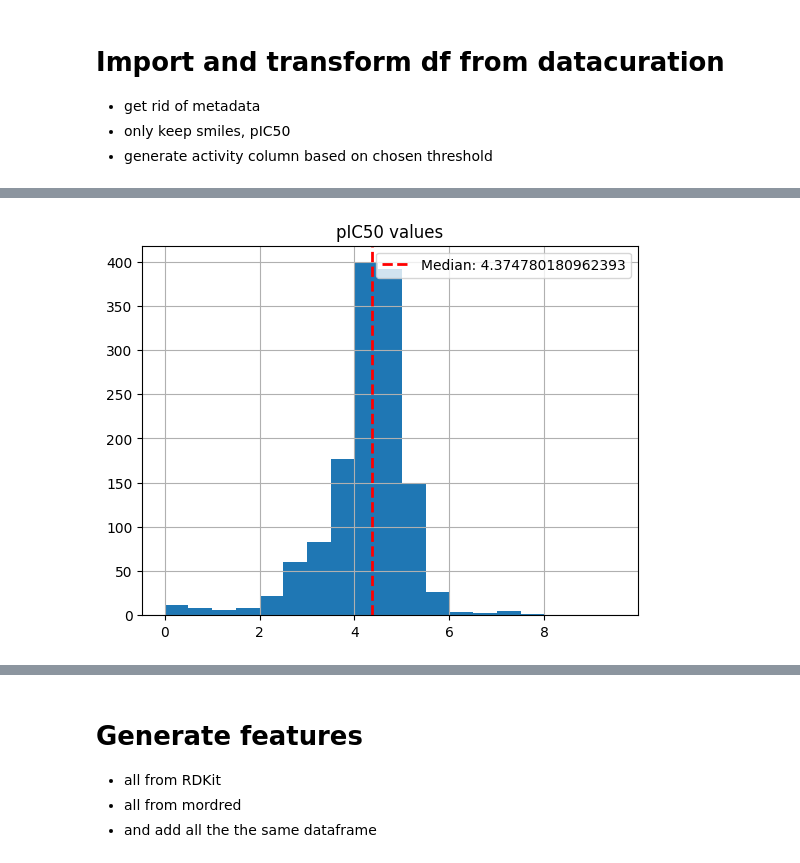
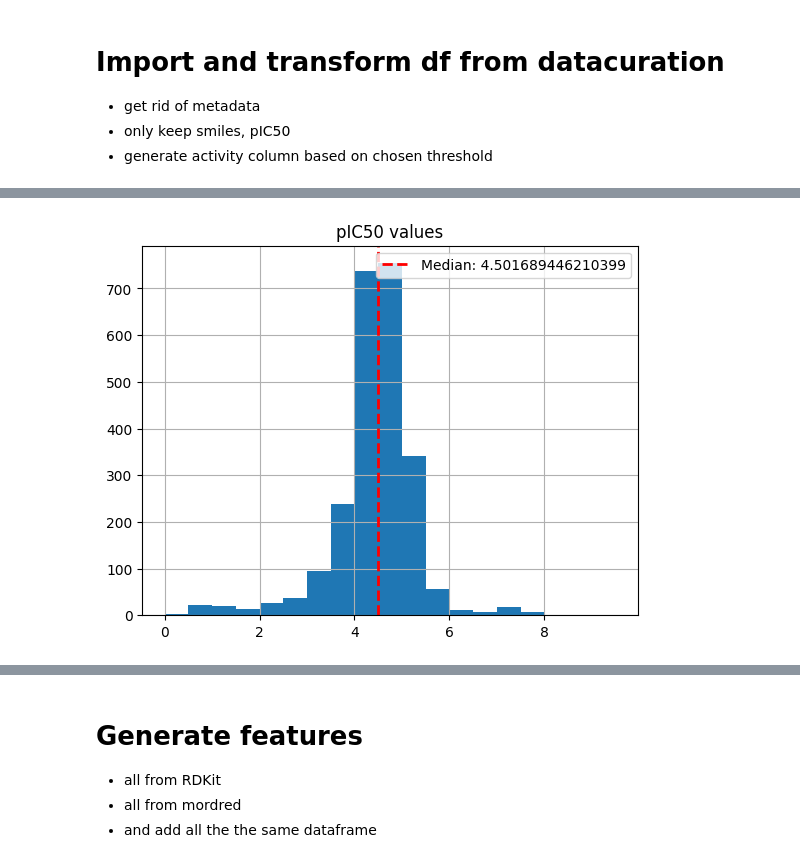
Before and after one commit to ManuelOtt-code/Project-DC, a Jupyter notebook: GenerateAndSelectFeatures.ipynb, the cells around one changed output, grey strips where cells are left out. Saved outputs shown, nothing was run; the diff lists cells and outputs as text; code cells hidden in the pictures.

Commit message:
Trying on real dataset with split into phenolic non phenolic

```diff
--- a/GenerateAndSelectFeatures.ipynb
+++ b/GenerateAndSelectFeatures.ipynb
@@ -81,10 +84,11 @@ Last-modified header missing -- time-stamps turned off.
 * only keep smiles, pIC50
 * generate activity column based on chosen threshold
 # %%
-csv_path = '/content/drive/MyDrive/connected_df.csv'
+csv_path = '/content/connected_df.csv'
+
 
 #Read in the csv
 df = pd.read_csv(csv_path)
 #make a df containing only smiles and pIC50
-df = df[['canonical_Smiles', 'pIC50']]
-df
+df = df[['canonical_Smiles', 'pIC50', "is_phenol"]]
+#df.drop([0], inplace=True) #dropping median label
@@ -105,13 +108,13 @@ df
 # %%
-median = df["pIC50"].median()
-
+df_is_phenol = df[df["is_phenol"] == 1]
+median = df_is_phenol["pIC50"].median()
 binsize = 0.5
 bins = np.arange(0, 10, binsize)       #most of the compounds (>4000) occure only once or twice --> excluded for better readability of histogram
-plt.hist(df['pIC50'], bins=bins)
+plt.hist(df_is_phenol["pIC50"], bins=bins)
 plt.axvline(x = median, color = 'red', linestyle = '--', linewidth = 2, label = f"Median: {median}")
 plt.title("pIC50 values")
 plt.legend()
 plt.grid()
 plt.show()
 # %% [output]
-[figure, old version]
+[figure, new version]
```
Also changed, not shown: parts of 11 cells of this notebook.
